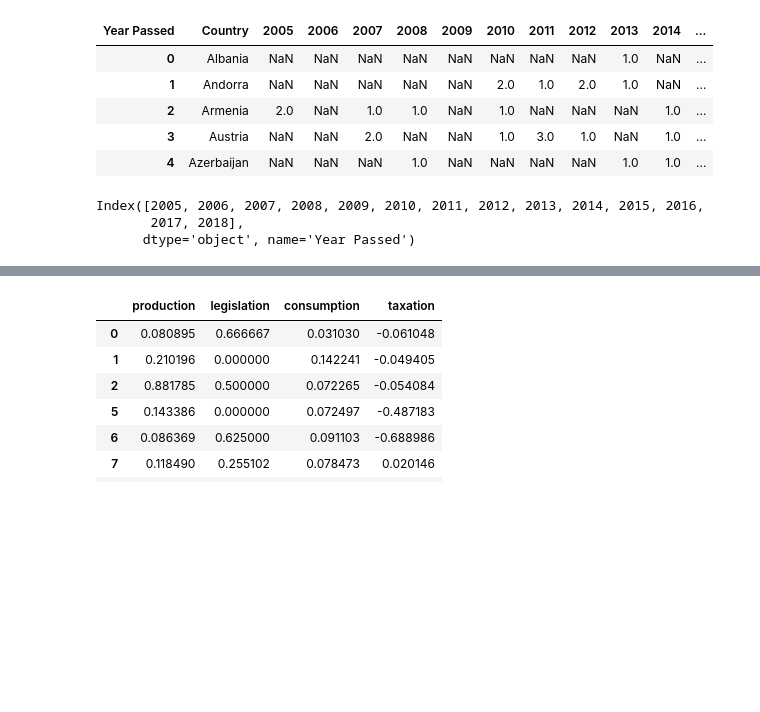
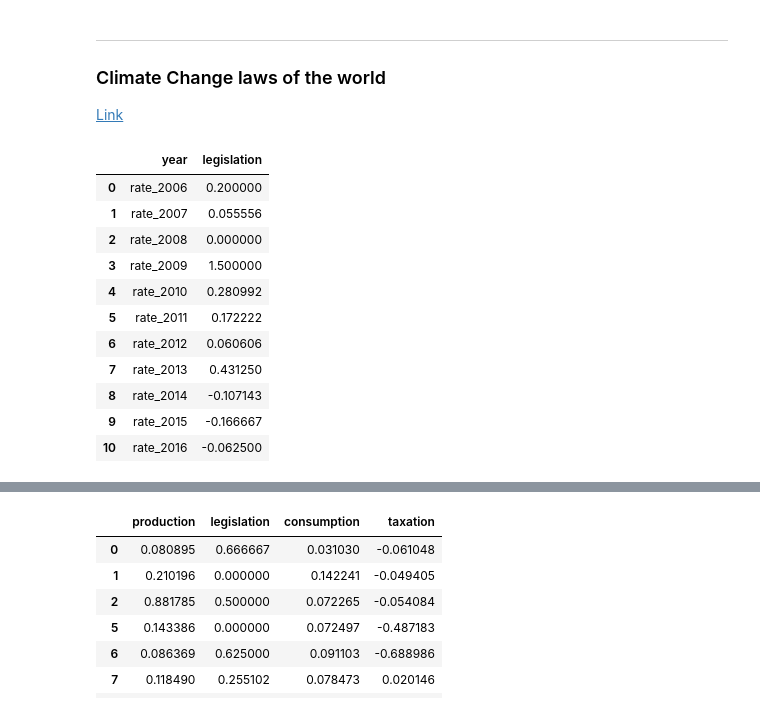
Before and after one commit to pedrohserrano/energy-data-analysis, a Jupyter notebook: eda.ipynb, the cells around one changed output, grey strips where cells are left out. Cells and saved outputs as stored; diff of their text form; code cells hidden in the pictures; blank space fills up the shorter version.

Commit message:
initial table

```diff
--- a/eda.ipynb
+++ b/eda.ipynb
@@ -91,0 +55,6 @@ data3.head()
+# %%
+data3 = data3[['Country Name', 'Country Code', 'Indicator Name', 'Indicator Code','2000', '2001', '2002', '2003', '2004','2005', '2006', '2007', '2008', '2009', '2010', '2011', '2012', '2013','2014', '2015', '2016', '2017']]
+data3 = pd.merge(data3, data3_country, on='Country Code', how='left')
+data3 = data3[data3['Region'] == 'Europe & Central Asia']
+for year in data3.columns[range(10,21)]:
+    data3['rate_'+str(year)] = (data3[str(int(year)+1)] / data3[str(year)]) -1
@@ -92,2 +84,6 @@ data3.head()
+# %% [markdown]
+---
+### Climate Change laws of the world
+[Link](http://www.lse.ac.uk/GranthamInstitute/climate-change-laws-of-the-world/)
 # %%
 data2 = pd.read_csv('data2.csv')
@@ -98,5 +92,6 @@ data2 = pd.pivot_table(data2, 'Name', 'Country', 'Year Passed').reset_index()
 # %%
-data2 = data2[['Country', 2005,
-            2006,      2007,      2008,      2009,      2010,      2011,
-            2012,      2013,      2014,      2015,      2016,      2017,
-            2018]]
+data2 = data2.groupby(['Country','Year Passed']).count()['Name'].reset_index()
+data2 = pd.pivot_table(data2, 'Name', 'Country', 'Year Passed').reset_index()
+data2 = data2[['Country', 2005,2006,2007,2008,2009,2010,2011,2012,2013,2014,2015,2016,2017,2018]]
+for year in data2.columns[2:]:
+    data2['rate_'+str(year)] = (data2[year] / data2[year-1]) -1
@@ -103,15 +102,19 @@ data2 = data2[['Country', 2005,
+# %%
+data2 = data2.describe().loc['mean'][-13:-2].reset_index()
+# %%
+data2.columns = ['year','legislation']
 # %%
-data2.head()
+data2
 # %% [output]
-| Year Passed | Country | 2005 | 2006 | 2007 | 2008 | 2009 | 2010 | 2011 | 2012 | 2013 | 2014 | ... |
-| 0 | Albania | NaN | NaN | NaN | NaN | NaN | NaN | NaN | NaN | 1.0 | NaN | ... |
-| 1 | Andorra | NaN | NaN | NaN | NaN | NaN | 2.0 | 1.0 | 2.0 | 1.0 | NaN | ... |
-| 2 | Armenia | 2.0 | NaN | 1.0 | 1.0 | NaN | 1.0 | NaN | NaN | NaN | 1.0 | ... |
-| 3 | Austria | NaN | NaN | 2.0 | NaN | NaN | 1.0 | 3.0 | 1.0 | NaN | 1.0 | ... |
-| 4 | Azerbaijan | NaN | NaN | NaN | 1.0 | NaN | NaN | NaN | NaN | 1.0 | 1.0 | ... |
+|  | year | legislation |
+| 0 | rate_2006 | 0.200000 |
+| 1 | rate_2007 | 0.055556 |
+| 2 | rate_2008 | 0.000000 |
+| 3 | rate_2009 | 1.500000 |
+| 4 | rate_2010 | 0.280992 |
+| 5 | rate_2011 | 0.172222 |
+| 6 | rate_2012 | 0.060606 |
+| 7 | rate_2013 | 0.431250 |
+| 8 | rate_2014 | -0.107143 |
+| 9 | rate_2015 | -0.166667 |
+| 10 | rate_2016 | -0.062500 |
-# %%
-data2.columns[1:]
-# %% [output]
-Index([2005, 2006, 2007, 2008, 2009, 2010, 2011, 2012, 2013, 2014, 2015, 2016,
-       2017, 2018],
-      dtype='object', name='Year Passed')
```
Also changed, not shown: parts of 71 cells of this notebook, 10 other files.
